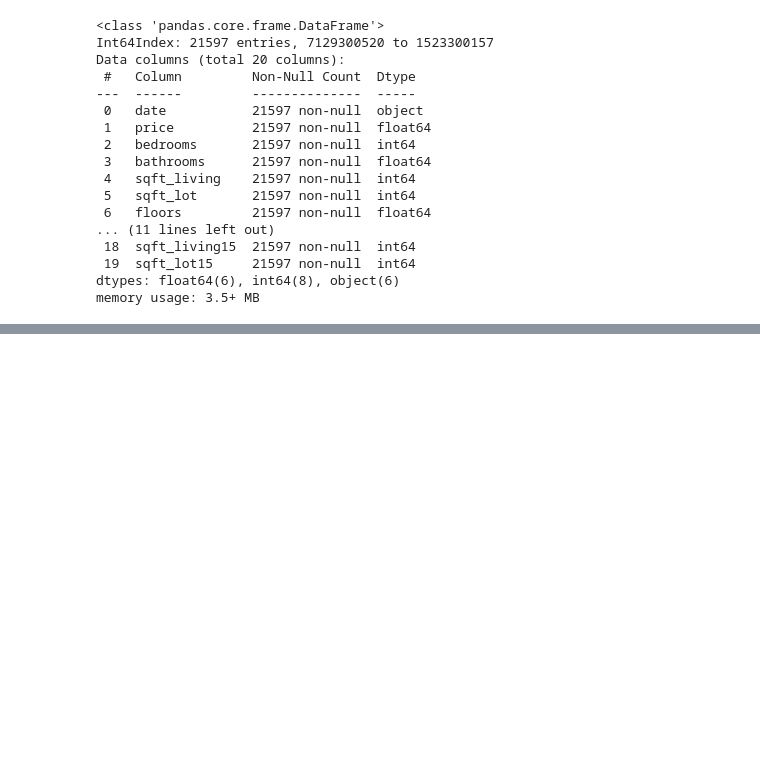
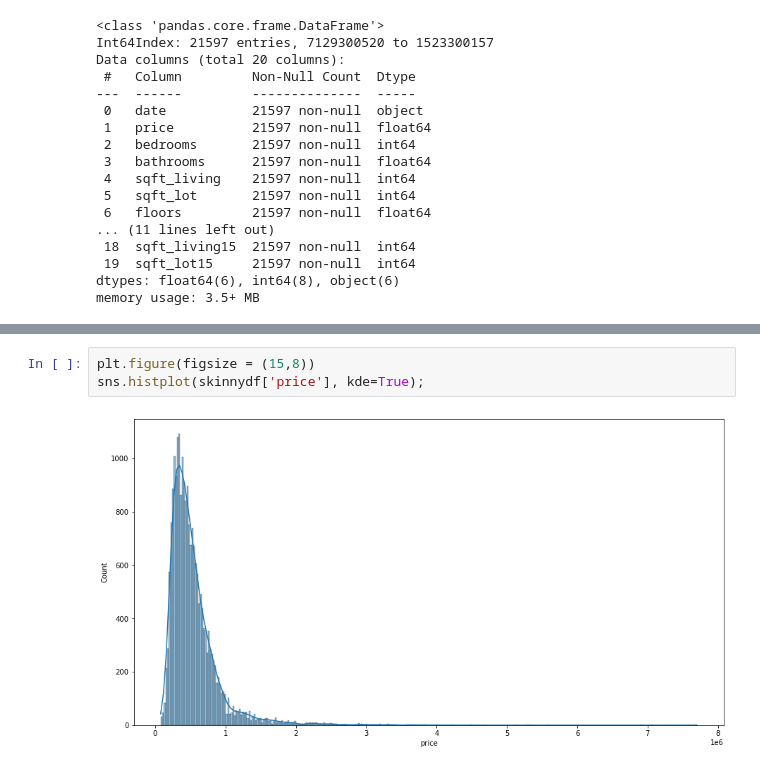
Before and after one commit to aishabaitemirovaothman/phase2_project_group7, a Jupyter notebook: stevensnotebook.ipynb, the cells around one changed output, grey strips where cells are left out. Saved outputs shown, nothing was run; the diff lists cells and outputs as text; blank space fills up the shorter version.

```diff
--- a/stevensnotebook.ipynb
+++ b/stevensnotebook.ipynb
@@ -152,0 +241,5 @@ pd.plotting.scatter_matrix(df, figsize=(10,12));
+# %%
+plt.figure(figsize = (15,8))
+sns.histplot(skinnydf['price'], kde=True);
+# %% [output]
+[figure, added]
```
Also changed, not shown: parts of 31 cells of this notebook.
